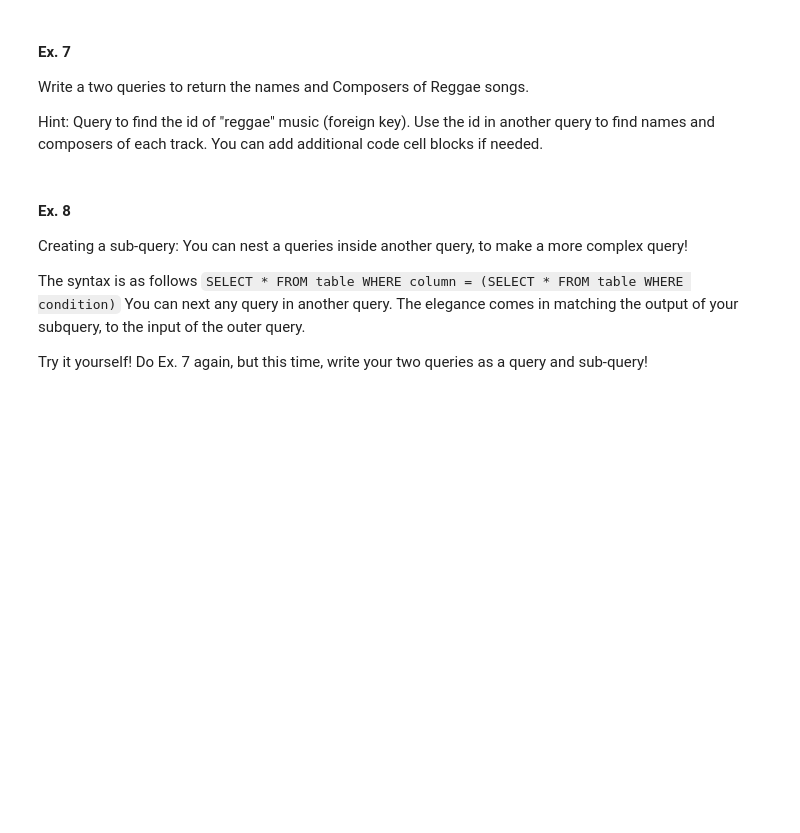
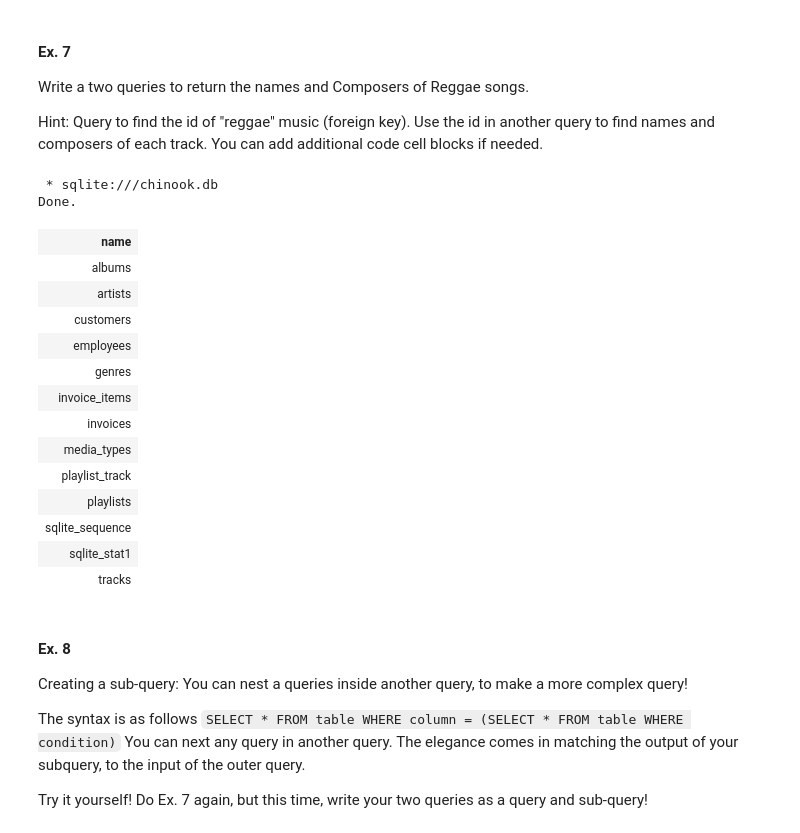
Before and after one commit to zakiayoubi/R11, a Jupyter notebook: Intro_to_SQL.ipynb, the cells around one changed output. Drawn from its saved outputs; the diff is of its cells as text; code cells hidden in the pictures; blank space fills up the shorter version.

```diff
--- a/Intro_to_SQL.ipynb
+++ b/Intro_to_SQL.ipynb
@@ -234,6 +237,24 @@ Hint: Query to find the id of "reggae" music (foreign key). Use the id in anothe
 # %%
 %%sql
 -- Write your query here
+SELECT name FROM sqlite_master WHERE type='table' ORDER BY name
+# %% [output]
+ * sqlite:///chinook.db
+Done.
+| name |
+| albums |
+| artists |
+| customers |
+| employees |
+| genres |
+| invoice_items |
+| invoices |
+| media_types |
+| playlist_track |
+| playlists |
+| sqlite_sequence |
+| sqlite_stat1 |
+| tracks |
 # %% [markdown]
 #### Ex. 8
 Creating a sub-query: You can nest a queries inside another query, to make a more complex query!
```
Also changed, not shown: parts of 1 cell of this notebook.
